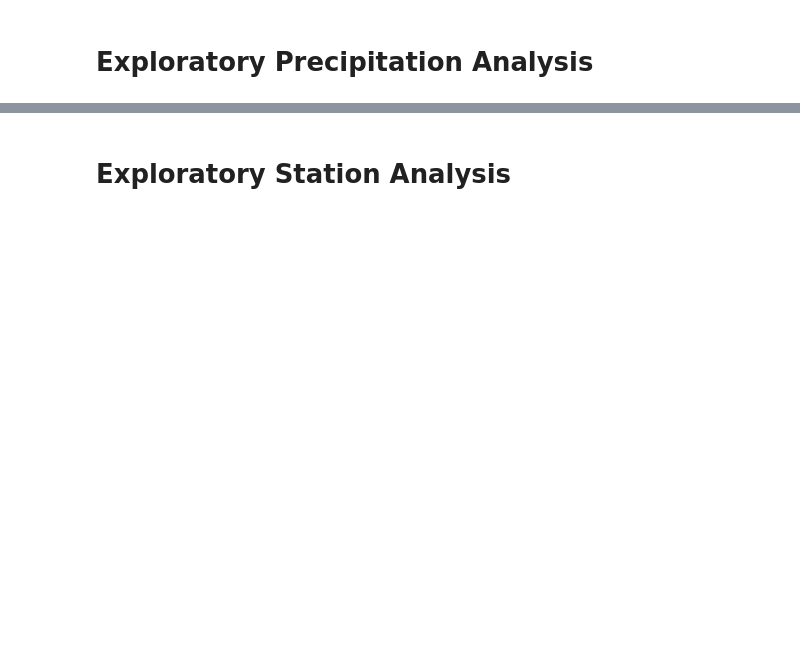
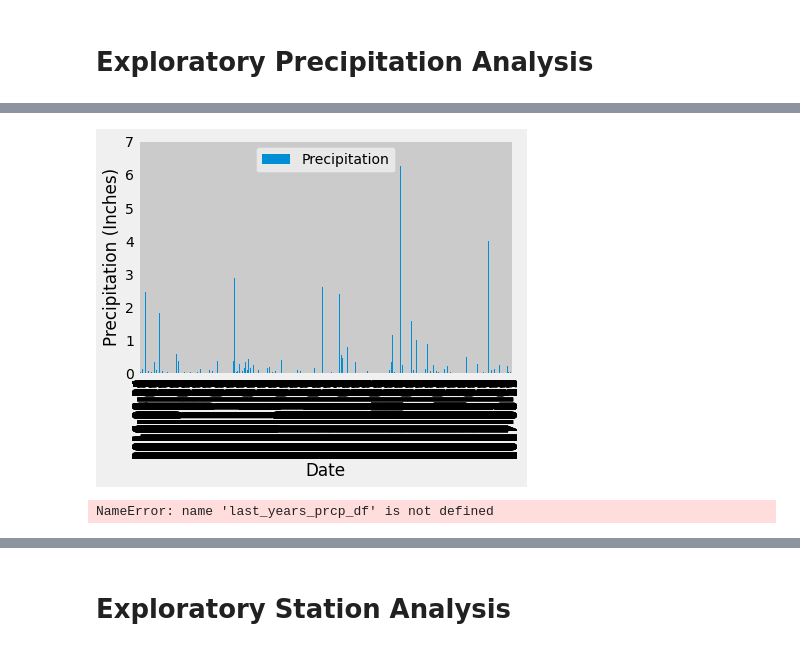
Before and after one commit to jonnybrammah/sqlalchemy-challenge, a Jupyter notebook: climate_starter.ipynb, the cells around one changed output, grey strips where cells are left out. Saved outputs shown, nothing was run; the diff lists cells and outputs as text; code cells hidden in the pictures; blank space fills up the shorter version.

```diff
--- a/climate_starter.ipynb
+++ b/climate_starter.ipynb
@@ -54,28 +71,35 @@ session.query(Measurement.date).order_by(Measurement.date.desc()).first()
 # %%
 # Design a query to retrieve the last 12 months of precipitation data and plot the results.
 # Starting from the most recent data point in the database.
 
 # Calculate the date one year from the last date in data set.
 year_ago = dt.date(2017, 8, 23) - dt.timedelta(days=365)
 
 # Perform a query to retrieve the data and precipitation scores
 last_years_prcp = session.query(Measurement.date, Measurement.prcp).\
     filter(Measurement.date > year_ago).\
     order_by(Measurement.date).all()
 
 # Save the query results as a Pandas DataFrame and set the index to the date column
 last_years_prcp_df = pd.DataFrame(last_years_prcp, columns = ["Date", "Precipitation"])
+last_years_prcp_df.set_index("Date", inplace = True)
 
 # Sort the dataframe by date
 last_years_prcp_df = last_years_prcp_df.sort_values(by=["Date"])
 
 
 # Use Pandas Plotting with Matplotlib to plot the data
-last_years_prcp_df.set_index("Date", inplace = True)
+
 last_years_prcp_df = last_years_prcp_df.dropna()
-
 last_years_prcp_df.plot.bar()
-plt.tight_layout()
+plt.xlabel("Date")
+plt.ylabel("Precipitation (Inches)")
 plt.show()
+# %% [output]
+[figure, added]
+# %%
+last_years_prcp_df
+# %% [output]
+NameError: name 'last_years_prcp_df' is not defined
 # %%
 # Use Pandas to calcualte the summary statistics for the precipitation data
```
Also changed, not shown: parts of 12 cells of this notebook.
